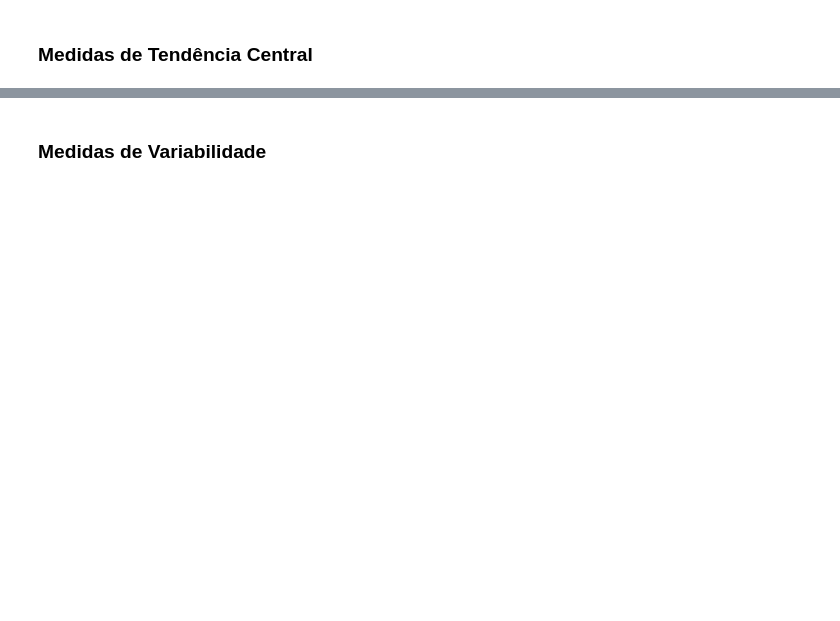
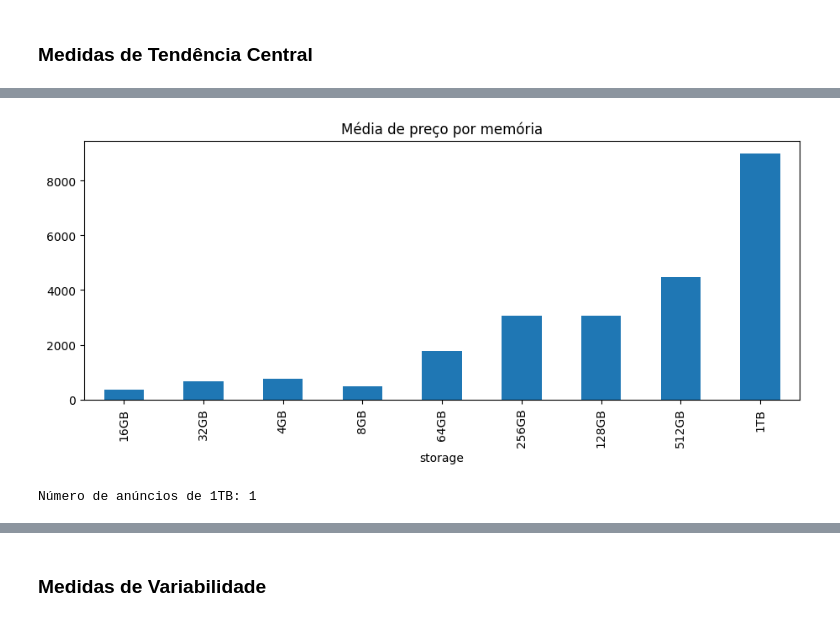
Before and after one commit to vauxgomes/ufc-ckp9011, a Jupyter notebook: analysis/iphones-olx-ce-analysis.ipynb, the cells around one changed output, grey strips where cells are left out. Cells and saved outputs as stored; diff of their text form; code cells hidden in the pictures; blank space fills up the shorter version.

```diff
--- a/analysis/iphones-olx-ce-analysis.ipynb
+++ b/analysis/iphones-olx-ce-analysis.ipynb
@@ -49,0 +128,9 @@ df.adDate = pd.to_datetime(df.adDate, unit='s')
+# %%
+_ = g_storage[['price', 'modelOrder']].mean().sort_values(['modelOrder'])['price'] \
+    .plot(kind='bar', figsize=(11,4), title='Média de preço por memória')
+# %% [output]
+[figure, added]
+# %%
+print(f'Número de anúncios de 1TB: {(df.storage == "1TB").sum()}')
+# %% [output]
+Número de anúncios de 1TB: 1
```
Also changed, not shown: parts of 19 cells of this notebook, 1 other file.
